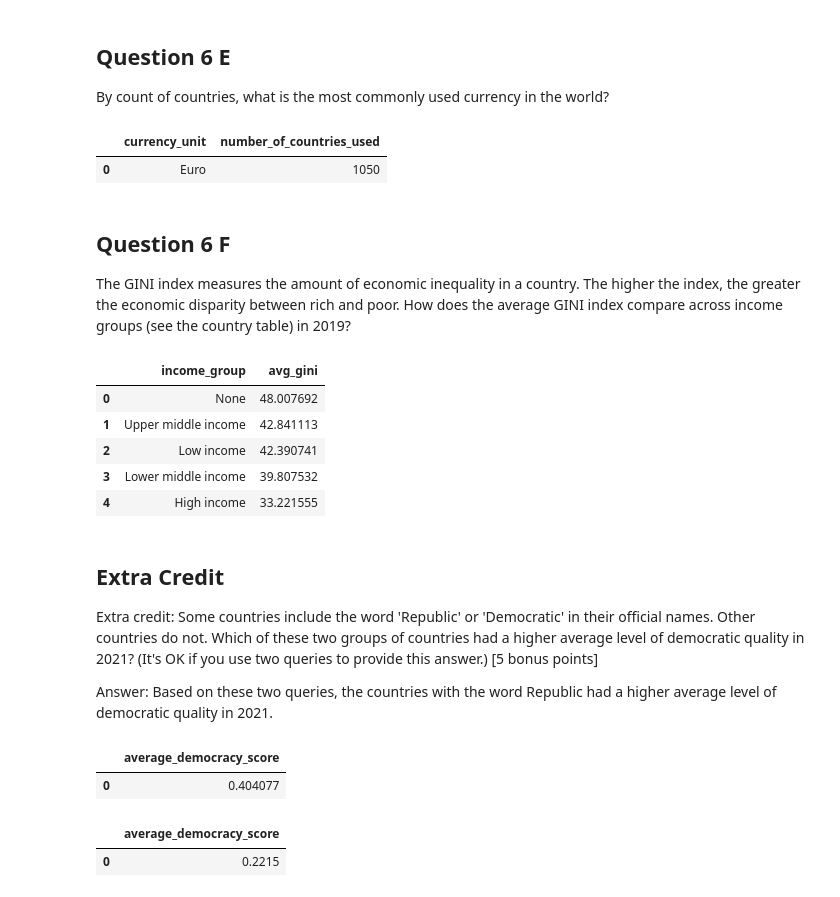
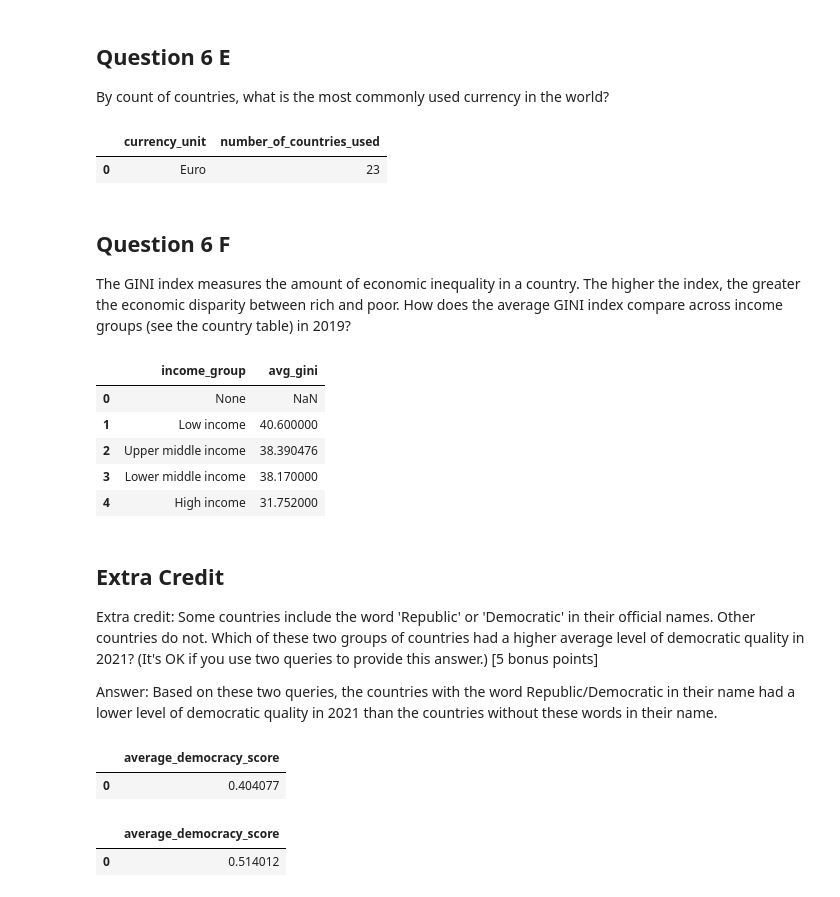
Before and after one commit to bryanchrist/Lab3and4, a Jupyter notebook: lab3_christ.ipynb, the cells around one changed output. Drawn from its saved outputs; the diff is of its cells as text; code cells hidden in the pictures.

```diff
--- a/lab3_christ.ipynb
+++ b/lab3_christ.ipynb
@@ -950,9 +950,7 @@ myquery = '''
 SELECT
    c.currency_unit,
    COUNT(c.currency_unit) AS number_of_countries_used
-FROM timeseries t
-INNER JOIN country c
-    ON t.country_code = c.country_code
+FROM country c
 GROUP BY c.currency_unit
 ORDER BY number_of_countries_used DESC
 LIMIT 1
@@ -961,35 +959,36 @@ LIMIT 1
 pd.read_sql(myquery, con=engine)
 # %% [output]
 |  | currency_unit | number_of_countries_used |
-| 0 | Euro | 1050 |
+| 0 | Euro | 23 |
 # %% [markdown]
 ## Question 6 F
 The GINI index measures the amount of economic inequality in a country. The higher the index, the greater the economic disparity between rich and poor. How does the average GINI index compare across income groups (see the country table) in 2019?
 # %%
 myquery = '''
 SELECT
    c.income_group,
    AVG(t.gini_index) as avg_gini
 FROM timeseries t
 INNER JOIN country c
     ON t.country_code = c.country_code
+WHERE year= 2019
 GROUP BY c.income_group
 ORDER BY avg_gini DESC
 '''
 
 pd.read_sql(myquery, con=engine)
 # %% [output]
 |  | income_group | avg_gini |
-| 0 | None | 48.007692 |
-| 1 | Upper middle income | 42.841113 |
-| 2 | Low income | 42.390741 |
-| 3 | Lower middle income | 39.807532 |
-| 4 | High income | 33.221555 |
+| 0 | None | NaN |
+| 1 | Low income | 40.600000 |
+| 2 | Upper middle income | 38.390476 |
+| 3 | Lower middle income | 38.170000 |
+| 4 | High income | 31.752000 |
 # %% [markdown]
 ## Extra Credit
 Extra credit: Some countries include the word 'Republic' or 'Democratic' in their official names. Other countries do not. Which of these two groups of countries had a higher average level of democratic quality in 2021? (It's OK if you use two queries to provide this answer.) [5 bonus points]
 
-Answer: Based on these two queries, the countries with the word Republic had a higher average level of democratic quality in 2021.
+Answer: Based on these two queries, the countries with the word Republic/Democratic in their name had a lower level of democratic quality in 2021 than the countries without these words in their name.
 # %%
 myquery = '''
 SELECT
@@ -1010,9 +1009,9 @@ SELECT
 FROM timeseries t
 INNER JOIN country c
     ON t.country_code = c.country_code
-WHERE c.country_name_wb LIKE '%%Dem%%' AND year = '2021'
+WHERE c.country_name_wb NOT LIKE '%%Rep%%' AND year = '2021' OR c.country_name_wb NOT LIKE '%%Dem%%' AND year = '2021'
 '''
 pd.read_sql(myquery, con=engine)
 # %% [output]
 |  | average_democracy_score |
-| 0 | 0.2215 |
+| 0 | 0.514012 |
```
Also changed, not shown: parts of 1 cell of this notebook.
